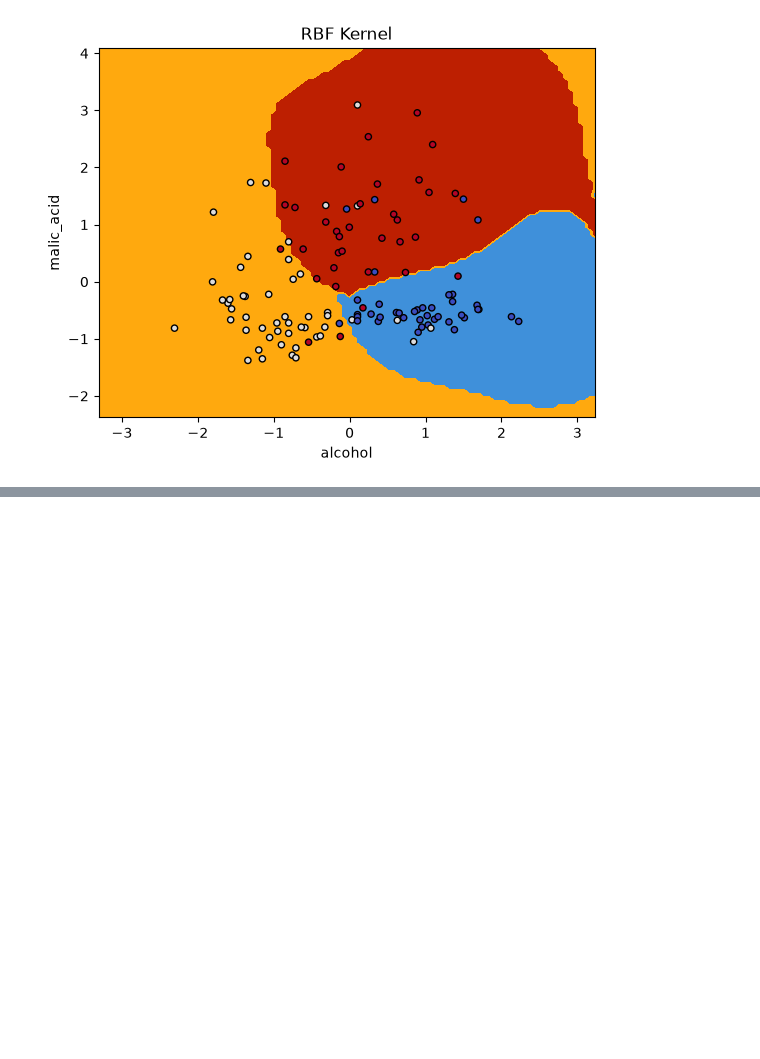
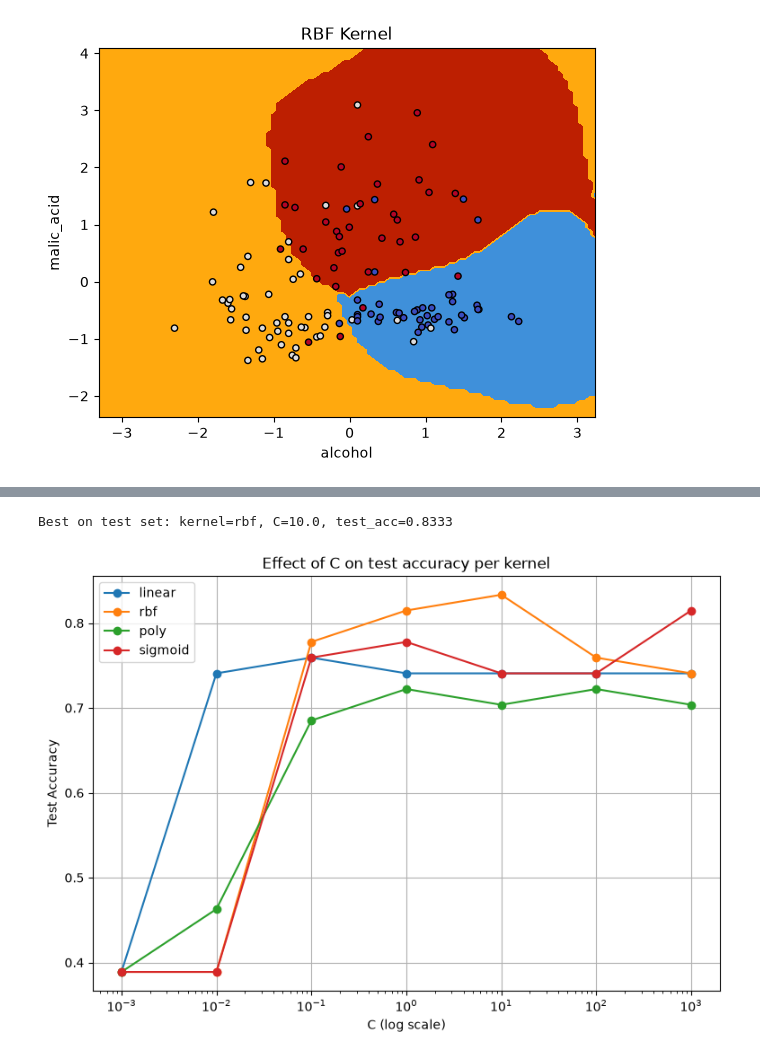
Before and after one commit to WillardDev/Machine_Learning_Foundation, a Jupyter notebook: SVM(3).ipynb, the cells around one changed output, grey strips where cells are left out. Drawn from its saved outputs; the diff is of its cells as text; code cells hidden in the pictures; blank space fills up the shorter version.

```diff
--- a/SVM(3).ipynb
+++ b/SVM(3).ipynb
@@ -106,0 +180,17 @@ plt.show()
+# %%
+# grid of C values to try
+C_values = [0.001, 0.01, 0.1, 1, 10, 100, 1000]
+
+results = []
+for k in kernels:
+    for C in C_values:
+        model = SVC(kernel=k, C=C, random_state=42).fit(X_train, y_train)
+        results.append({
+            'kernel': k,
+            'C': C,
+            'train_acc': model.score(X_train, y_train),
+            'test_acc': model.score(X_test, y_test),
+        })
+
+results_df = pd.DataFrame(results)
+results_df
@@ -106,0 +215,26 @@ plt.show()
+# %%
+# show test accuracy as a table: rows = C, columns = kernel
+pivot_test = results_df.pivot_table(index='C', columns='kernel', values='test_acc')
+pivot_test
+
+# find the overall best kernel+C combo
+best = results_df.loc[results_df['test_acc'].idxmax()]
+print(f'\nBest on test set: kernel={best["kernel"]}, C={best["C"]}, test_acc={best["test_acc"]:.4f}')
+# %% [output]
+Best on test set: kernel=rbf, C=10.0, test_acc=0.8333
+# %%
+# plot test accuracy vs C for each kernel on a log scale
+plt.figure(figsize=(9, 6))
+for k in kernels:
+    sub = results_df[results_df['kernel'] == k]
+    plt.plot(sub['C'], sub['test_acc'], marker='o', label=k)
+
+plt.xscale('log')
+plt.xlabel('C (log scale)')
+plt.ylabel('Test Accuracy')
+plt.title('Effect of C on test accuracy per kernel')
+plt.legend()
+plt.grid(True)
+plt.show()
+# %% [output]
+[figure, added]
```
Also changed, not shown: parts of 8 cells of this notebook, 1 other file.
